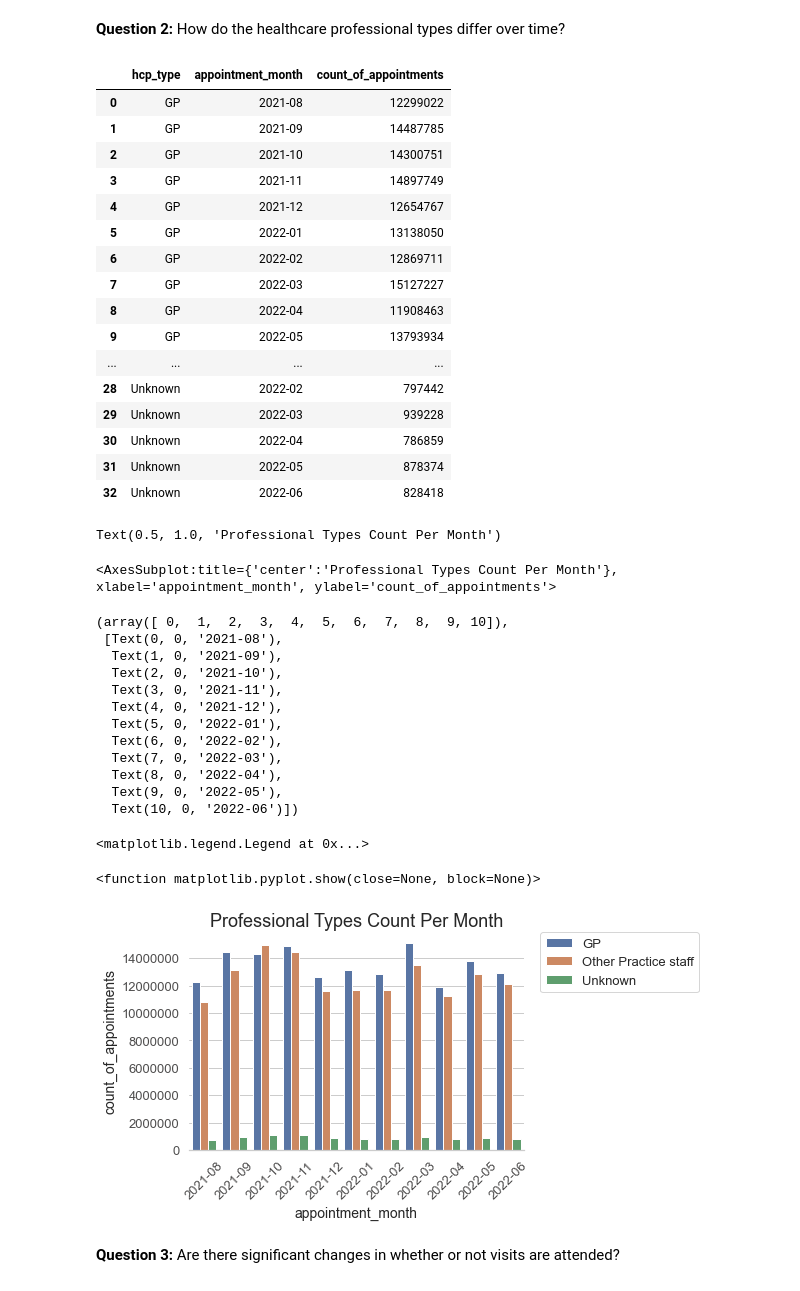
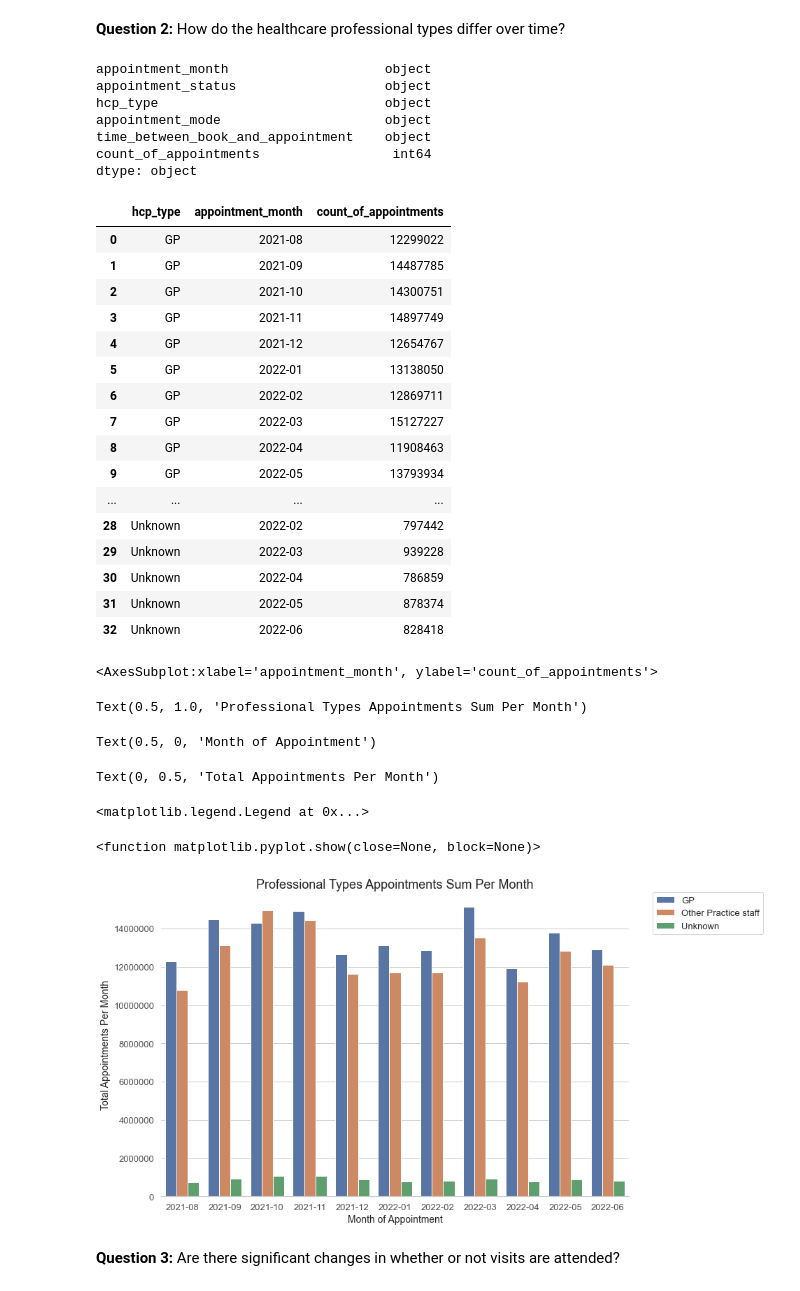
Before and after one commit to mikebenas/LSE_DA_NHS_analysis, a Jupyter notebook: Benas_Mike_DA201_Assignment_Notebook.ipynb, the cells around one changed output. Saved outputs shown, nothing was run; the diff lists cells and outputs as text; code cells hidden in the pictures.

```diff
--- a/Benas_Mike_DA201_Assignment_Notebook.ipynb
+++ b/Benas_Mike_DA201_Assignment_Notebook.ipynb
@@ -1239,13 +1231,24 @@ No artists with labels found to put in legend.  Note that artists whose label st
 **Question 2:** How do the healthcare professional types differ over time?
 # %%
 # Create a line plot to answer the question.
-# Commence from the ar_ag dataset (data filtered from Aug 2021 onwards)
+# Commence from the ar_ag dataset (data filtered from Aug 2021 onwards) & column not needed dropped
+# # Convert the appointment_month to string data type for ease of visualisation.
+ar_ag['appointment_month'] = ar_ag['appointment_month'].values.astype('str')
+ar_ag.dtypes
+
 # New df for hcp_type
 ar_hcp = ar_ag [['appointment_month', 'hcp_type', 'count_of_appointments']].\
 groupby(['hcp_type', 'appointment_month']).\
 sum().reset_index()
 ar_hcp
 # %% [output]
+appointment_month                    object
+appointment_status                   object
+hcp_type                             object
+appointment_mode                     object
+time_between_book_and_appointment    object
+count_of_appointments                 int64
+dtype: object
 |  | hcp_type | appointment_month | count_of_appointments |
 | 0 | GP | 2021-08 | 12299022 |
 | 1 | GP | 2021-09 | 14487785 |
@@ -1265,32 +1268,24 @@ ar_hcp
 | 32 | Unknown | 2022-06 | 828418 |
 # %%
 # Plot sum of professional types sum per month
-plt.title("Professional Types Appointments Sum Per Month")
-
-sns.despine(left=True);
+fig, ax = plt.subplots()
+fig.set_size_inches(12, 8)
+sns.despine(left=True)
 sns.barplot(x='appointment_month', y='count_of_appointments', hue='hcp_type', data=ar_hcp)
 plt.ticklabel_format(style='plain', axis='y')
-plt.xticks(rotation=45)
-plt.legend(bbox_to_anchor=(1.05, 1), loc='upper left', borderaxespad=0)
+plt.title("Professional Types Appointments Sum Per Month")
+plt.xlabel('Month of Appointment')
+plt.ylabel('Total Appointments Per Month')
+plt.legend(bbox_to_anchor=(1.05, 1), loc='best', borderaxespad=0)
 plt.show
 # %% [output]
-Text(0.5, 1.0, 'Professional Types Count Per Month')
+<AxesSubplot:xlabel='appointment_month', ylabel='count_of_appointments'>
-<AxesSubplot:title={'center':'Professional Types Count Per Month'}, xlabel='appointment_month', ylabel='count_of_appointments'>
+Text(0.5, 1.0, 'Professional Types Appointments Sum Per Month')
-(array([ 0,  1,  2,  3,  4,  5,  6,  7,  8,  9, 10]),
- [Text(0, 0, '2021-08'),
-  Text(1, 0, '2021-09'),
-  Text(2, 0, '2021-10'),
-  Text(3, 0, '2021-11'),
-  Text(4, 0, '2021-12'),
-  Text(5, 0, '2022-01'),
-  Text(6, 0, '2022-02'),
-  Text(7, 0, '2022-03'),
-  Text(8, 0, '2022-04'),
-  Text(9, 0, '2022-05'),
-  Text(10, 0, '2022-06')])
+Text(0.5, 0, 'Month of Appointment')
-<matplotlib.legend.Legend at 0x...>
+Text(0, 0.5, 'Total Appointments Per Month')
-<function matplotlib.pyplot.show(close=None, block=None)>
+<matplotlib.legend.Legend at 0x...>
+<function matplotlib.pyplot.show(close=None, block=None)>
-[figure, old version]
+[figure, new version]
 # %% [markdown]
 **Question 3:** Are there significant changes in whether or not visits are attended?
 # %%
```
Also changed, not shown: parts of 7 cells of this notebook.
